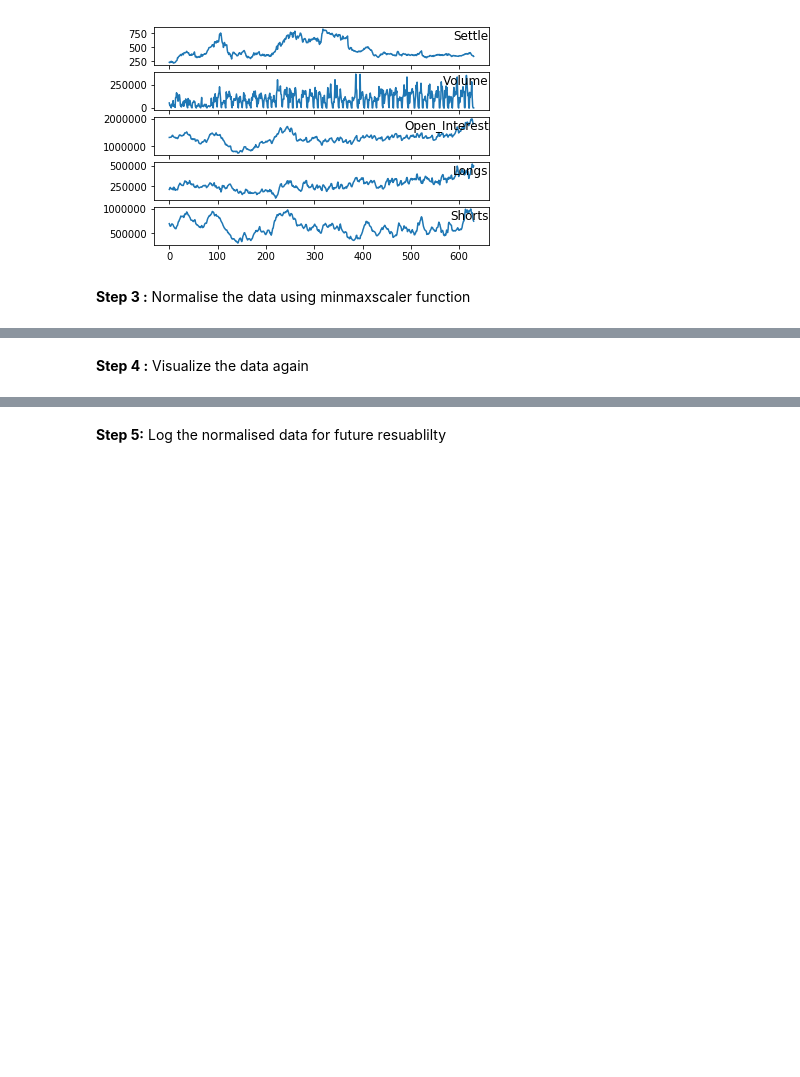
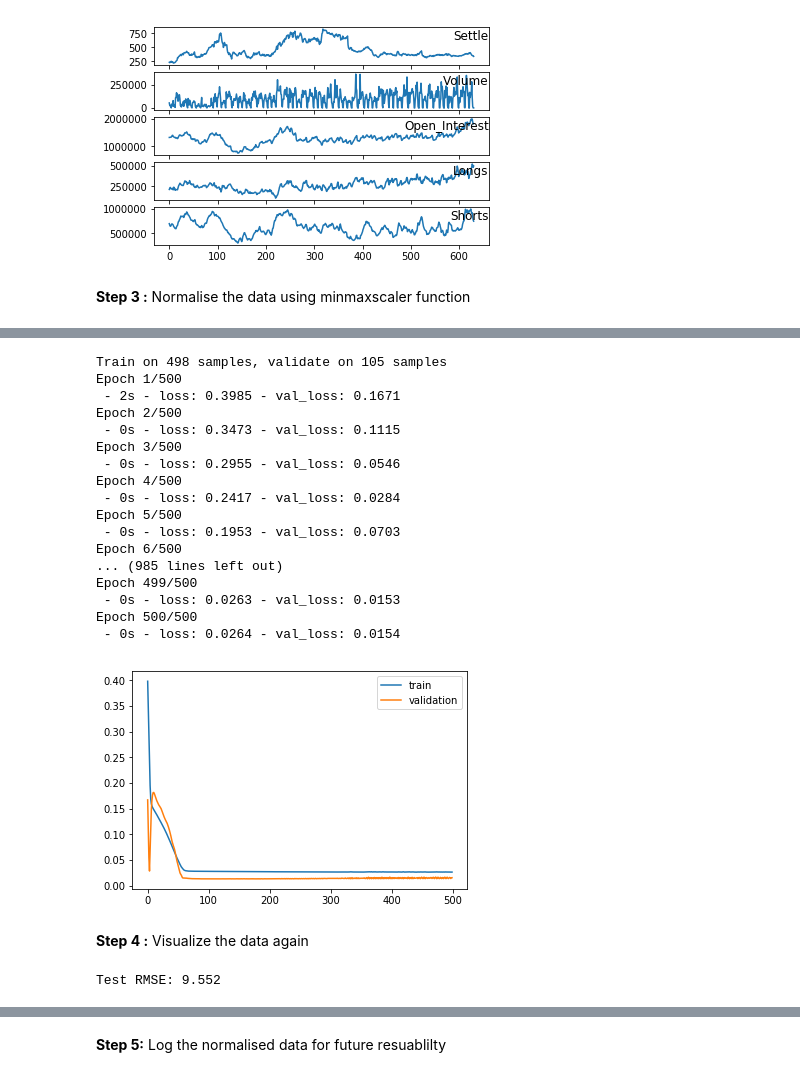
Before and after one commit to zmarozas/machine-learning, a Jupyter notebook: udacity-mlnd/grains_futures_prices_prognosticator/grains_futures_prices_prognosticator.ipynb, the cells around one changed output, grey strips where cells are left out. Saved outputs shown, nothing was run; the diff lists cells and outputs as text; code cells hidden in the pictures; blank space fills up the shorter version.

```diff
--- a/udacity-mlnd/grains_futures_prices_prognosticator/grains_futures_prices_prognosticator.ipynb
+++ b/udacity-mlnd/grains_futures_prices_prognosticator/grains_futures_prices_prognosticator.ipynb
@@ -189,4 +196,5 @@ The autoreload extension is already loaded. To reload it, use:
 # rest index since we need row numbers for splitting
 df_weekly.reset_index(inplace=True)
 # %%
-df_weekly[df_weekly['Date'] >= pd.to_datetime('2017-01-01')].index[0]
+validation_start=df_weekly[df_weekly['Date'] >= pd.to_datetime('2016-01-01')].index[0]
+testing_start=df_weekly[df_weekly['Date'] >= pd.to_datetime('2018-01-01')].index[0]
@@ -237,2 +254,34 @@ NameError: name 'ppd' is not defined
+# %%
+# design network
+model = Sequential()
+model.add(LSTM(50, input_shape=(train_X.shape[1], train_X.shape[2])))
+model.add(Dense(1))
+model.compile(loss='mae', optimizer='adam')
+# fit network
+history = model.fit(train_X, train_y, epochs=500, batch_size=72, validation_data=(validation_X, validation_y), verbose=2, shuffle=False)
+# plot history
+pyplot.plot(history.history['loss'], label='train')
+pyplot.plot(history.history['val_loss'], label='validation')
+pyplot.legend()
+pyplot.show()
+# %% [output]
+Train on 498 samples, validate on 105 samples
+Epoch 1/500
+ - 2s - loss: 0.3985 - val_loss: 0.1671
+Epoch 2/500
+ - 0s - loss: 0.3473 - val_loss: 0.1115
+Epoch 3/500
+ - 0s - loss: 0.2955 - val_loss: 0.0546
+Epoch 4/500
+ - 0s - loss: 0.2417 - val_loss: 0.0284
+Epoch 5/500
+ - 0s - loss: 0.1953 - val_loss: 0.0703
+Epoch 6/500
+... (985 lines left out)
+Epoch 499/500
+ - 0s - loss: 0.0263 - val_loss: 0.0153
+Epoch 500/500
+ - 0s - loss: 0.0264 - val_loss: 0.0154
+[figure, added]
 # %% [markdown]
 **Step 4 :** Visualize the data again
@@ -240,0 +288,18 @@ visualize.plot_basic(stocks)
+# %%
+# make a prediction
+yhat = model.predict(test_X)
+test_X = test_X.reshape((test_X.shape[0], test_X.shape[2]))
+# invert scaling for forecast
+inv_yhat = concatenate((yhat, test_X[:, 1:]), axis=1)
+inv_yhat = scaler.inverse_transform(inv_yhat)
+inv_yhat = inv_yhat[:,0]
+# invert scaling for actual
+test_y = test_y.reshape((len(test_y), 1))
+inv_y = concatenate((test_y, test_X[:, 1:]), axis=1)
+inv_y = scaler.inverse_transform(inv_y)
+inv_y = inv_y[:,0]
+# calculate RMSE
+rmse = sqrt(mean_squared_error(inv_y, inv_yhat))
+print('Test RMSE: %.3f' % rmse)
+# %% [output]
+Test RMSE: 9.552
```
Also changed, not shown: parts of 16 cells of this notebook, 1 other file.
